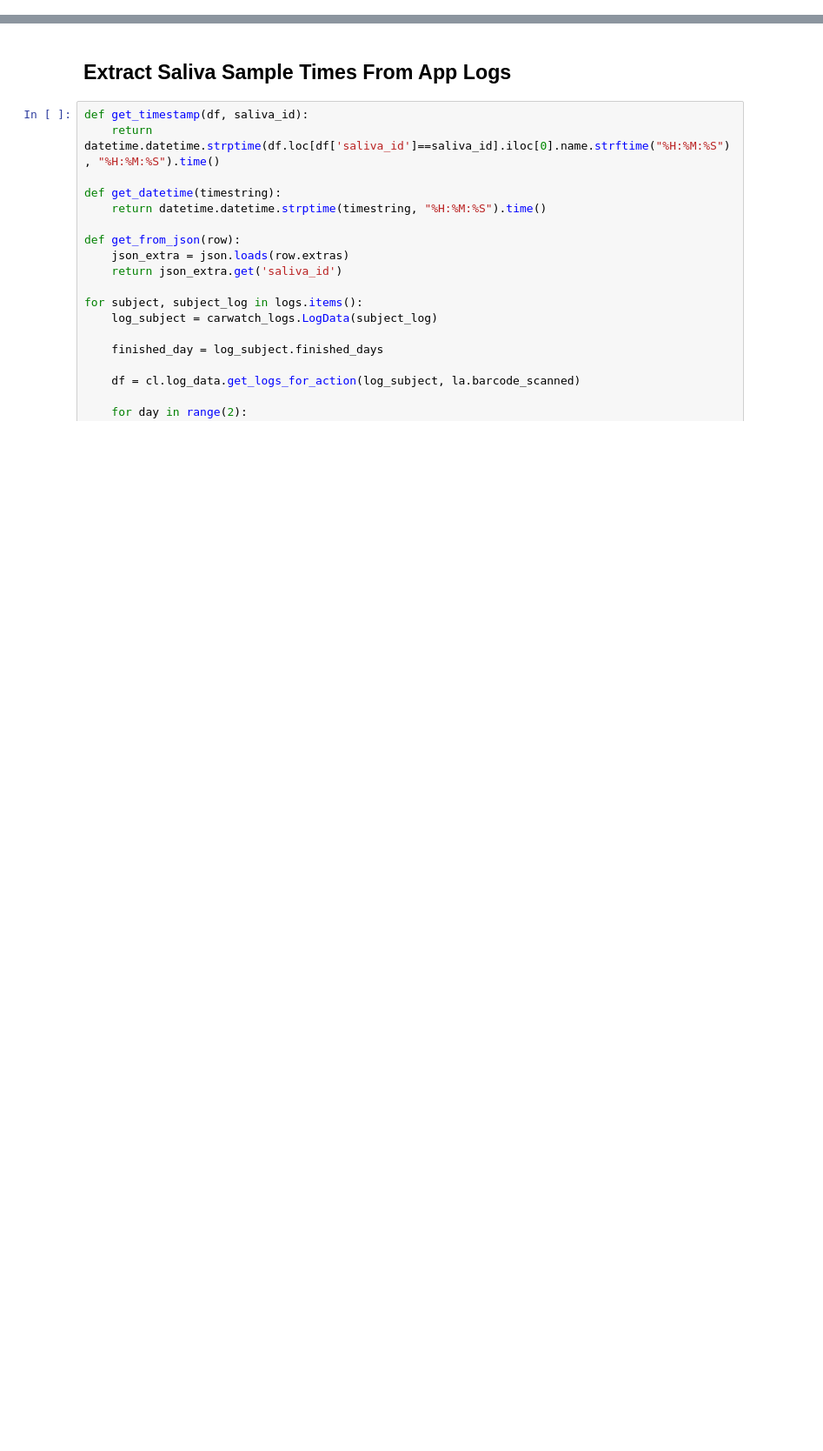
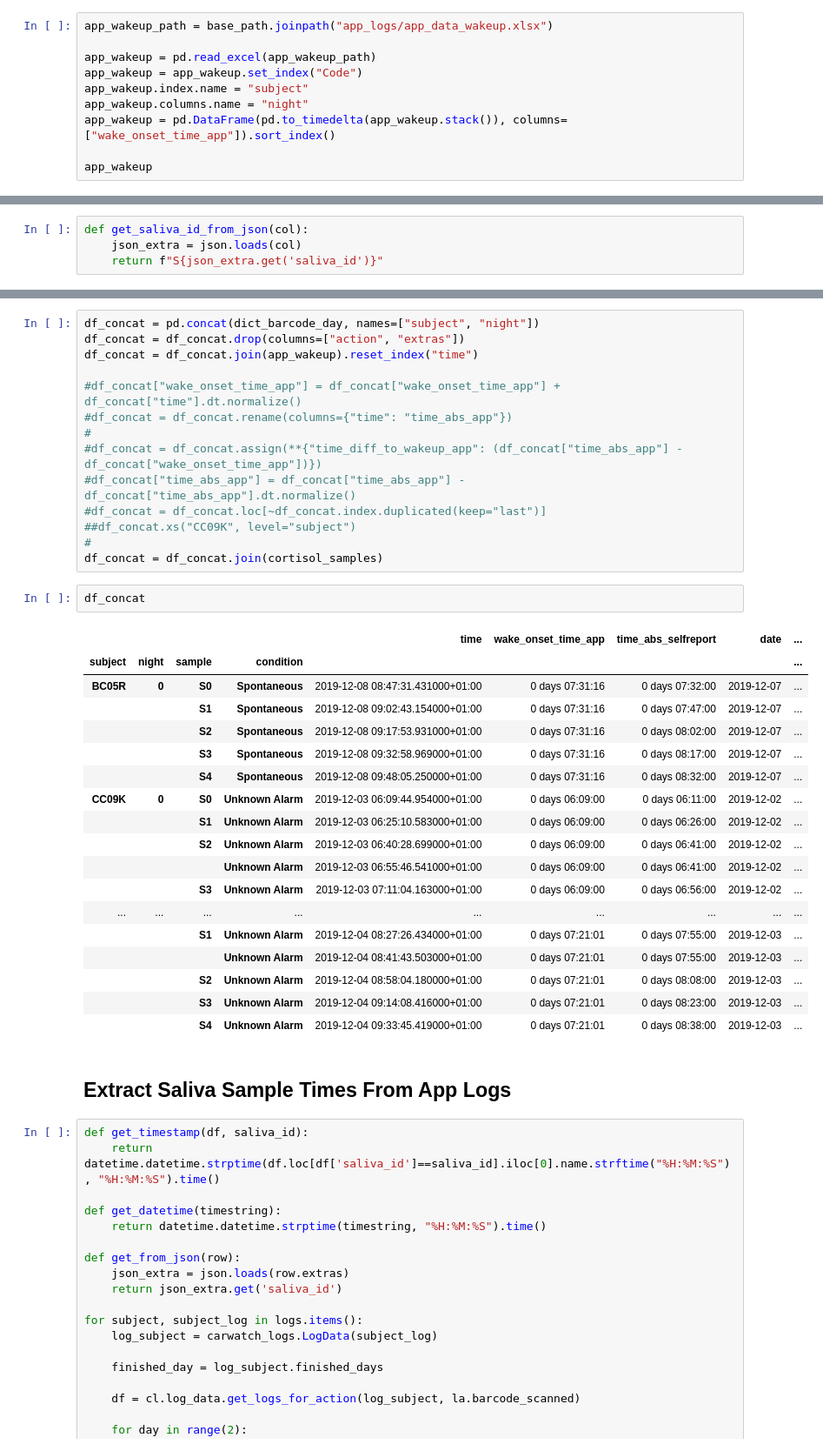
Before and after one commit to mad-lab-fau/carwatch-analysis, a Jupyter notebook: experiments/2022_car_sampling_pnec/Saliva_Processing_App.ipynb, the cells around one changed output, grey strips where cells are left out. Shown at 87% size. Cells and saved outputs as stored; diff of their text form; blank space fills up the shorter version.

```diff
--- a/experiments/2022_car_sampling_pnec/Saliva_Processing_App.ipynb
+++ b/experiments/2022_car_sampling_pnec/Saliva_Processing_App.ipynb
@@ -133,0 +72,10 @@ wake_onset_long.head()
+# %%
+app_wakeup_path = base_path.joinpath("app_logs/app_data_wakeup.xlsx")
+
+app_wakeup = pd.read_excel(app_wakeup_path)
+app_wakeup = app_wakeup.set_index("Code")
+app_wakeup.index.name = "subject"
+app_wakeup.columns.name = "night"
+app_wakeup = pd.DataFrame(pd.to_timedelta(app_wakeup.stack()), columns=["wake_onset_time_app"]).sort_index()
+
+app_wakeup
@@ -133,0 +132,4 @@ wake_onset_long.head()
+# %%
+def get_saliva_id_from_json(col):
+    json_extra = json.loads(col)
+    return f"S{json_extra.get('saliva_id')}"
@@ -134,3 +261,38 @@ wake_onset_long.head()
+# %%
+df_concat = pd.concat(dict_barcode_day, names=["subject", "night"])
+df_concat = df_concat.drop(columns=["action", "extras"])
+df_concat = df_concat.join(app_wakeup).reset_index("time")
+
+#df_concat["wake_onset_time_app"] = df_concat["wake_onset_time_app"] + df_concat["time"].dt.normalize()
+#df_concat = df_concat.rename(columns={"time": "time_abs_app"})
+#
+#df_concat = df_concat.assign(**{"time_diff_to_wakeup_app": (df_concat["time_abs_app"] - df_concat["wake_onset_time_app"])})
+#df_concat["time_abs_app"] = df_concat["time_abs_app"] - df_concat["time_abs_app"].dt.normalize()
+#df_concat = df_concat.loc[~df_concat.index.duplicated(keep="last")]
+##df_concat.xs("CC09K", level="subject")
+#
+df_concat = df_concat.join(cortisol_samples)
+# %%
+df_concat
+# %% [output]
+|  |  |  |  | time | wake_onset_time_app | time_abs_selfreport | date | ... |
+| subject | night | sample | condition |  |  |  |  | ... |
+| BC05R | 0 | S0 | Spontaneous | 2019-12-08 08:47:31.431000+01:00 | 0 days 07:31:16 | 0 days 07:32:00 | 2019-12-07 | ... |
+|  |  | S1 | Spontaneous | 2019-12-08 09:02:43.154000+01:00 | 0 days 07:31:16 | 0 days 07:47:00 | 2019-12-07 | ... |
+|  |  | S2 | Spontaneous | 2019-12-08 09:17:53.931000+01:00 | 0 days 07:31:16 | 0 days 08:02:00 | 2019-12-07 | ... |
+|  |  | S3 | Spontaneous | 2019-12-08 09:32:58.969000+01:00 | 0 days 07:31:16 | 0 days 08:17:00 | 2019-12-07 | ... |
+|  |  | S4 | Spontaneous | 2019-12-08 09:48:05.250000+01:00 | 0 days 07:31:16 | 0 days 08:32:00 | 2019-12-07 | ... |
+| CC09K | 0 | S0 | Unknown Alarm | 2019-12-03 06:09:44.954000+01:00 | 0 days 06:09:00 | 0 days 06:11:00 | 2019-12-02 | ... |
+|  |  | S1 | Unknown Alarm | 2019-12-03 06:25:10.583000+01:00 | 0 days 06:09:00 | 0 days 06:26:00 | 2019-12-02 | ... |
+|  |  | S2 | Unknown Alarm | 2019-12-03 06:40:28.699000+01:00 | 0 days 06:09:00 | 0 days 06:41:00 | 2019-12-02 | ... |
+|  |  |  | Unknown Alarm | 2019-12-03 06:55:46.541000+01:00 | 0 days 06:09:00 | 0 days 06:41:00 | 2019-12-02 | ... |
+|  |  | S3 | Unknown Alarm | 2019-12-03 07:11:04.163000+01:00 | 0 days 06:09:00 | 0 days 06:56:00 | 2019-12-02 | ... |
+| ... | ... | ... | ... | ... | ... | ... | ... | ... |
+|  |  | S1 | Unknown Alarm | 2019-12-04 08:27:26.434000+01:00 | 0 days 07:21:01 | 0 days 07:55:00 | 2019-12-03 | ... |
+|  |  |  | Unknown Alarm | 2019-12-04 08:41:43.503000+01:00 | 0 days 07:21:01 | 0 days 07:55:00 | 2019-12-03 | ... |
+|  |  | S2 | Unknown Alarm | 2019-12-04 08:58:04.180000+01:00 | 0 days 07:21:01 | 0 days 08:08:00 | 2019-12-03 | ... |
+|  |  | S3 | Unknown Alarm | 2019-12-04 09:14:08.416000+01:00 | 0 days 07:21:01 | 0 days 08:23:00 | 2019-12-03 | ... |
+|  |  | S4 | Unknown Alarm | 2019-12-04 09:33:45.419000+01:00 | 0 days 07:21:01 | 0 days 08:38:00 | 2019-12-03 | ... |
 # %% [markdown]
 ## Extract Saliva Sample Times From App Logs
 # %%
```
Also changed, not shown: parts of 44 cells of this notebook, 30 other files.
